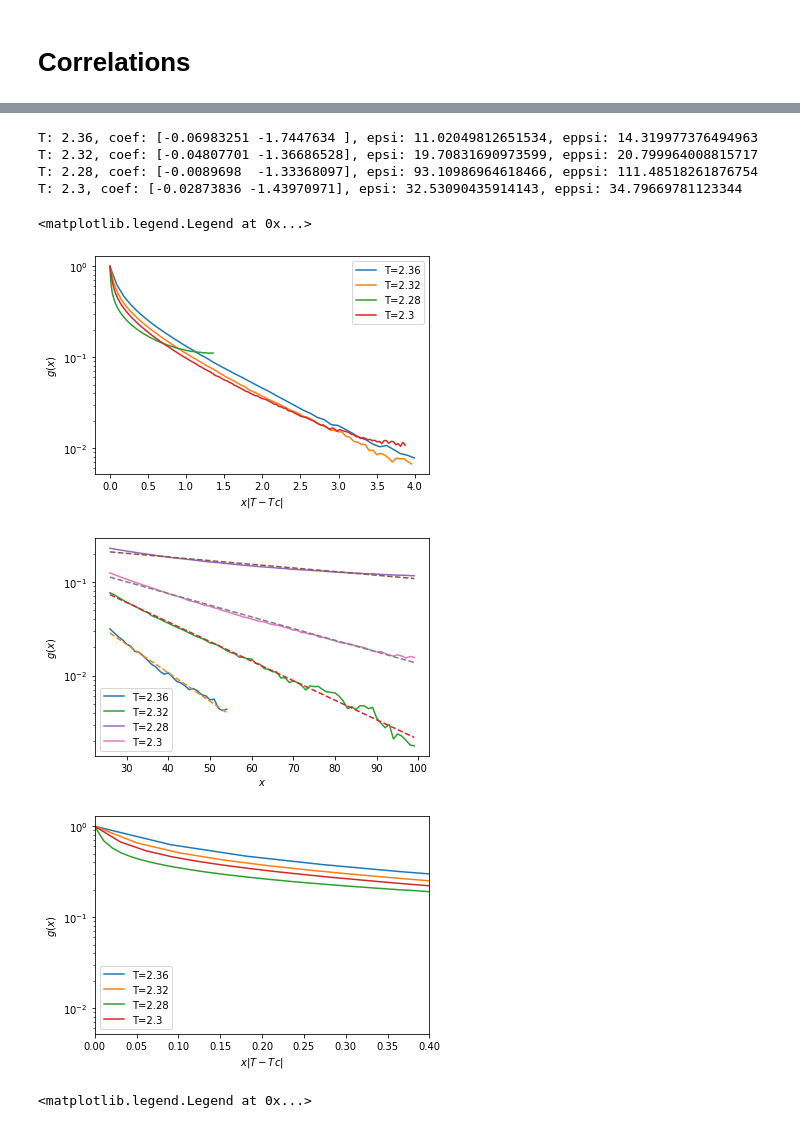
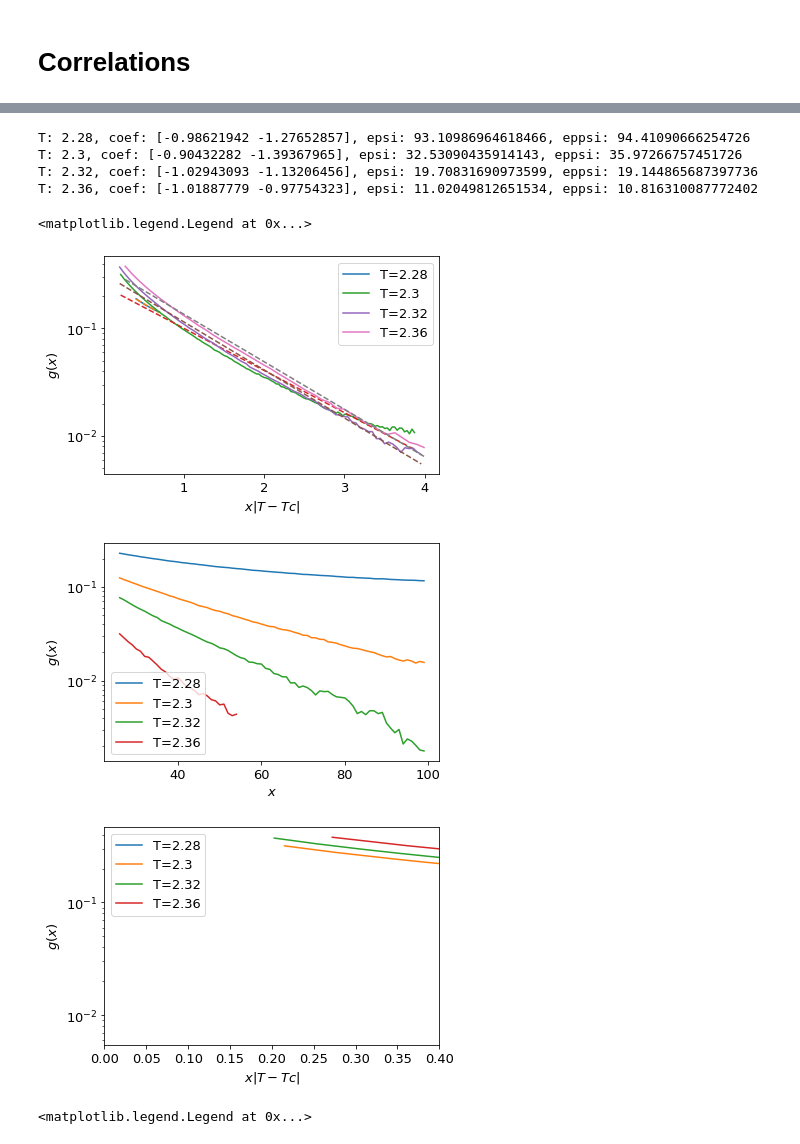
Before and after one commit to klashenriksson/MCSim_CPF, a Jupyter notebook: analysis/lab2/result_analyzer.ipynb, the cells around one changed output, grey strips where cells are left out. Saved outputs shown, nothing was run; the diff lists cells and outputs as text; code cells hidden in the pictures.

```diff
--- a/analysis/lab2/result_analyzer.ipynb
+++ b/analysis/lab2/result_analyzer.ipynb
@@ -240,51 +240,53 @@ for T_key in c_256:
     corr_val = corr_val.iloc[:L_half]
 
     x_over_epsi = x*(T - Tc)
-    x_over_epsi = x_over_epsi[x_over_epsi <= (4 if T > 2.28 else 4)]
+    x_over_epsi = x_over_epsi[x_over_epsi <= (4 if T > 2.28 else 0.7)]
+    x_over_epsi = x_over_epsi[x_over_epsi >= (0.2 if T > 2.28 else 0.4)]
     ax.plot(x_over_epsi, corr_val[x_over_epsi.index], '-', label=f"T={T}")
     ax2.plot(x_over_epsi, corr_val[x_over_epsi.index], '-', label=f"T={T}")
+
+    #polyfit stuff
+    coef = np.polyfit(x_over_epsi, np.log(corr_val[x_over_epsi.index]), 1)
+    eppsi = -1/coef[0]*(1.0/(T-Tc))
+    ax.plot(x_over_epsi, np.exp(coef[1] + coef[0]*x_over_epsi), '--')
 
     x = x[x < (100 if T < 2.36 else 55)]
     x = x[x > 25]
     corr_val = corr_val[x.index]
 
     ax1.plot(x, corr_val, '-', label=f"T={T}")
-    #polyfit stuff
-    coef = np.polyfit(x, np.log(corr_val), 1)
-    eppsi = -1/coef[0]
-    ax1.plot(x, np.exp(coef[1] + coef[0]*x), '--')
 
     epsi = 1.0/(T-Tc)
     epsilons["T"].append(T)
     epsilons["time_theory"].append(epsi)
     epsilons["time"].append(eppsi)
 
     print(f"T: {T}, coef: {coef}, epsi: {epsi}, eppsi: {eppsi}")
 
 ax.set_yscale("log")
 ax.set_xlabel("$x\|T-Tc\|$")
 ax.set_ylabel("$g(x)$")
 ax.legend()
 
 ax2.set_yscale("log")
 ax2.set_xlabel("$x\|T-Tc\|$")
 ax2.set_ylabel("$g(x)$")
 ax2.set_xlim([0, 0.4])
 ax2.legend()
 
 ax1.set_yscale("log")
 ax1.set_xlabel("$x$")
 ax1.set_ylabel("$g(x)$")
 ax1.legend()
 # %% [output]
-T: 2.36, coef: [-0.06983251 -1.7447634 ], epsi: 11.02049812651534, eppsi: 14.319977376494963
-T: 2.32, coef: [-0.04807701 -1.36686528], epsi: 19.70831690973599, eppsi: 20.799964008815717
-T: 2.28, coef: [-0.0089698  -1.33368097], epsi: 93.10986964618466, eppsi: 111.48518261876754
-T: 2.3, coef: [-0.02873836 -1.43970971], epsi: 32.53090435914143, eppsi: 34.79669781123344
+T: 2.28, coef: [-0.98621942 -1.27652857], epsi: 93.10986964618466, eppsi: 94.41090666254726
+T: 2.3, coef: [-0.90432282 -1.39367965], epsi: 32.53090435914143, eppsi: 35.97266757451726
+T: 2.32, coef: [-1.02943093 -1.13206456], epsi: 19.70831690973599, eppsi: 19.144865687397736
+T: 2.36, coef: [-1.01887779 -0.97754323], epsi: 11.02049812651534, eppsi: 10.816310087772402
 <matplotlib.legend.Legend at 0x...>
-[figure, old version]
+[figure, new version]
-[figure, old version]
+[figure, new version]
-[figure, old version]
+[figure, new version]
 # %%
 # Raw
 
```
Also changed, not shown: parts of 2 cells of this notebook, 1 other file.
